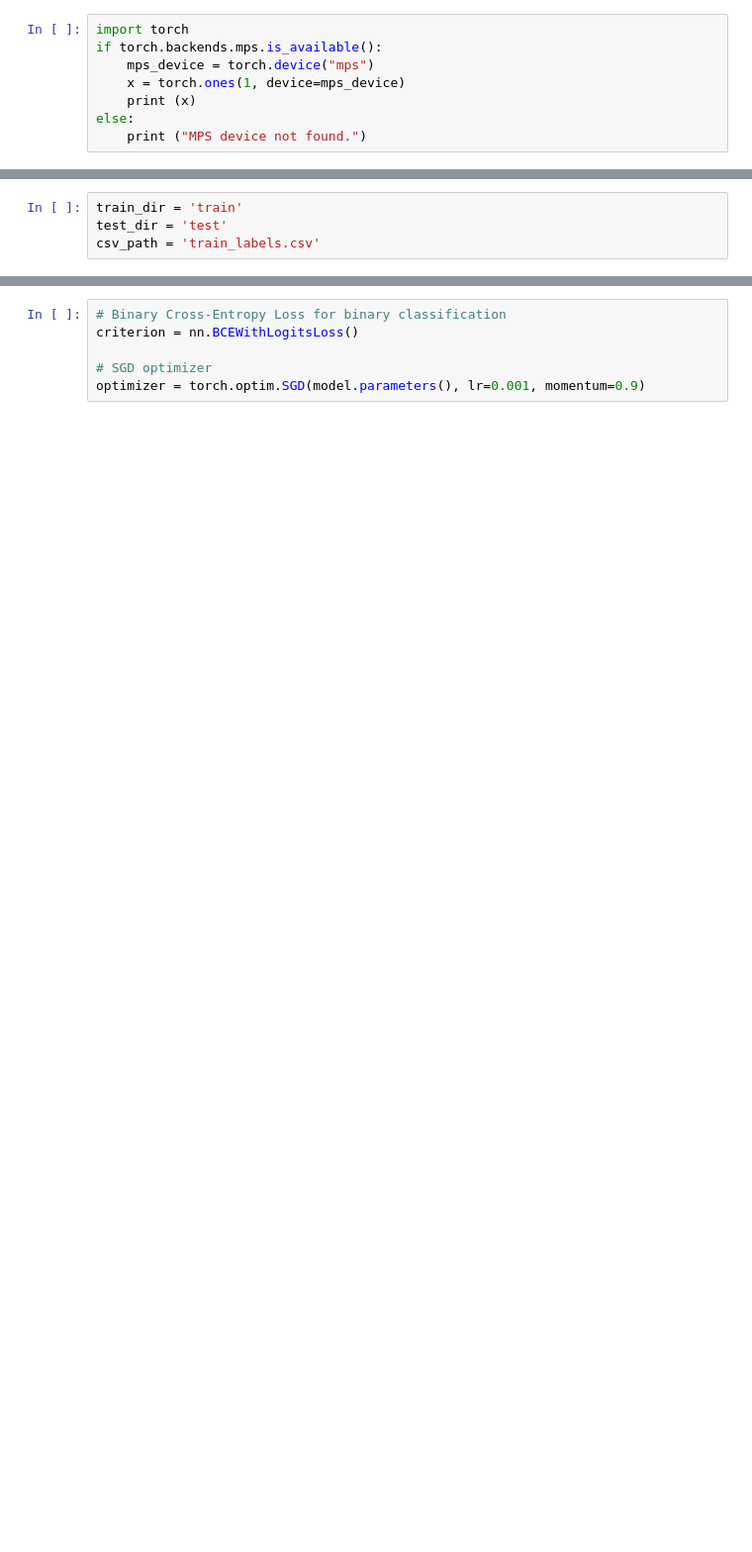
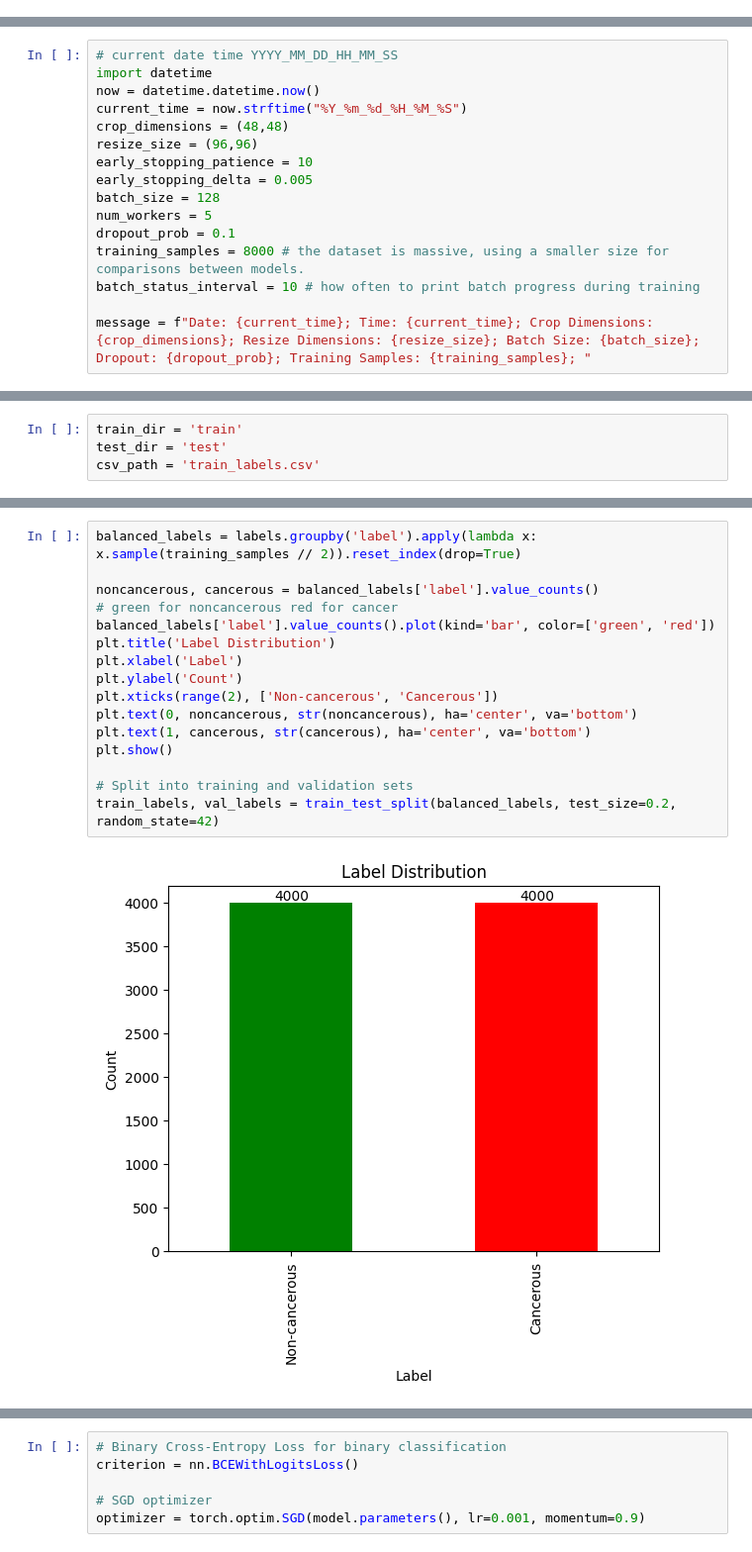
Before and after one commit to lrwham/DeepLearningWeek3, a Jupyter notebook: histopathalogical_pytorch.ipynb, the cells around one changed output, grey strips where cells are left out. Shown at 99% size. Drawn from its saved outputs; the diff is of its cells as text; blank space fills up the shorter version.

```diff
--- a/histopathalogical_pytorch.ipynb
+++ b/histopathalogical_pytorch.ipynb
@@ -1,8 +0,0 @@
-# %%
-import torch
-if torch.backends.mps.is_available():
-    mps_device = torch.device("mps")
-    x = torch.ones(1, device=mps_device)
-    print (x)
-else:
-    print ("MPS device not found.")
@@ -11,3 +14,19 @@ else:
+# %%
+# current date time YYYY_MM_DD_HH_MM_SS
+import datetime
+now = datetime.datetime.now()
+current_time = now.strftime("%Y_%m_%d_%H_%M_%S")
+crop_dimensions = (48,48)
+resize_size = (96,96)
+early_stopping_patience = 10
+early_stopping_delta = 0.005
+batch_size = 128
+num_workers = 5
+dropout_prob = 0.1
+training_samples = 8000 # the dataset is massive, using a smaller size for comparisons between models.
+batch_status_interval = 10 # how often to print batch progress during training
+
+message = f"Date: {current_time}; Time: {current_time}; Crop Dimensions: {crop_dimensions}; Resize Dimensions: {resize_size}; Batch Size: {batch_size}; Dropout: {dropout_prob}; Training Samples: {training_samples}; "
 # %%
 import os
 import pandas as pd
@@ -53,0 +108,18 @@ train_labels, val_labels = train_test_split(labels, test_size=0.2, random_state=
+# %%
+balanced_labels = labels.groupby('label').apply(lambda x: x.sample(training_samples // 2)).reset_index(drop=True)
+
+noncancerous, cancerous = balanced_labels['label'].value_counts()
+# green for noncancerous red for cancer
+balanced_labels['label'].value_counts().plot(kind='bar', color=['green', 'red'])
+plt.title('Label Distribution')
+plt.xlabel('Label')
+plt.ylabel('Count')
+plt.xticks(range(2), ['Non-cancerous', 'Cancerous'])
+plt.text(0, noncancerous, str(noncancerous), ha='center', va='bottom')
+plt.text(1, cancerous, str(cancerous), ha='center', va='bottom')
+plt.show()
+
+# Split into training and validation sets
+train_labels, val_labels = train_test_split(balanced_labels, test_size=0.2, random_state=42)
+# %% [output]
+[figure, added]
```
Also changed, not shown: parts of 41 cells of this notebook, 5 other files.
